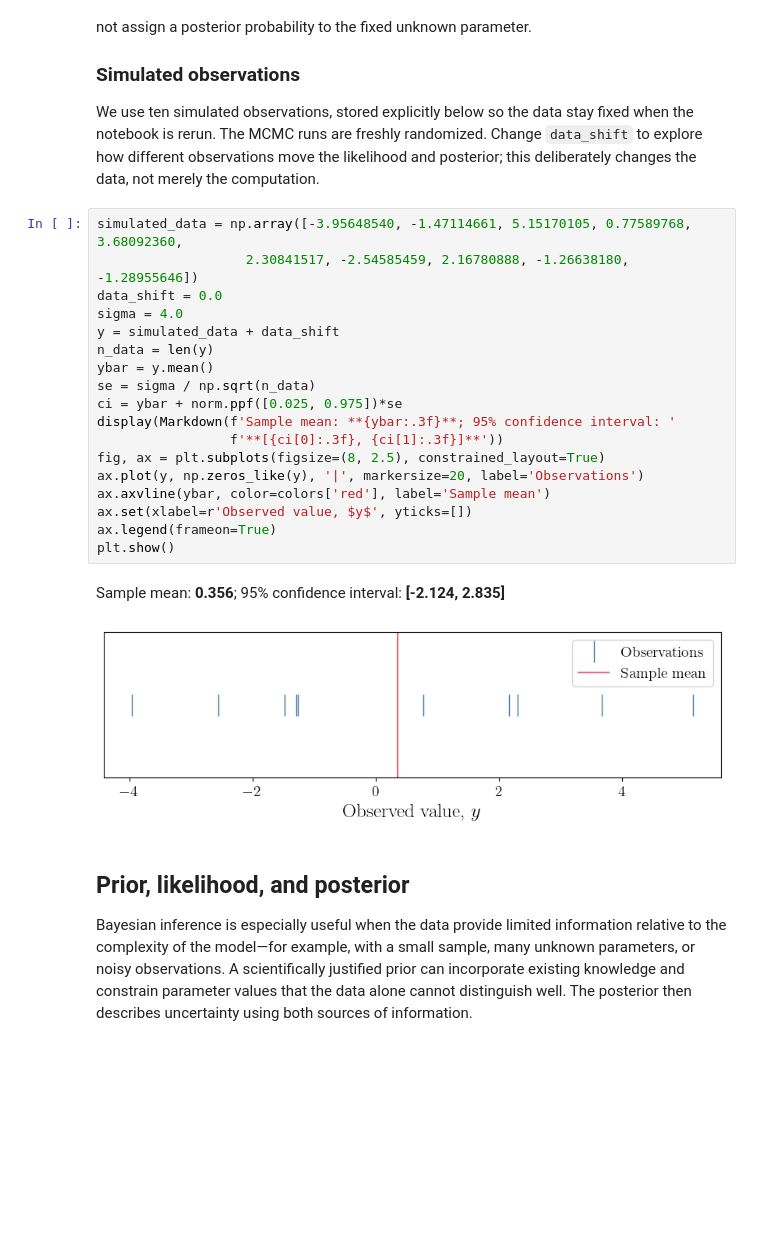
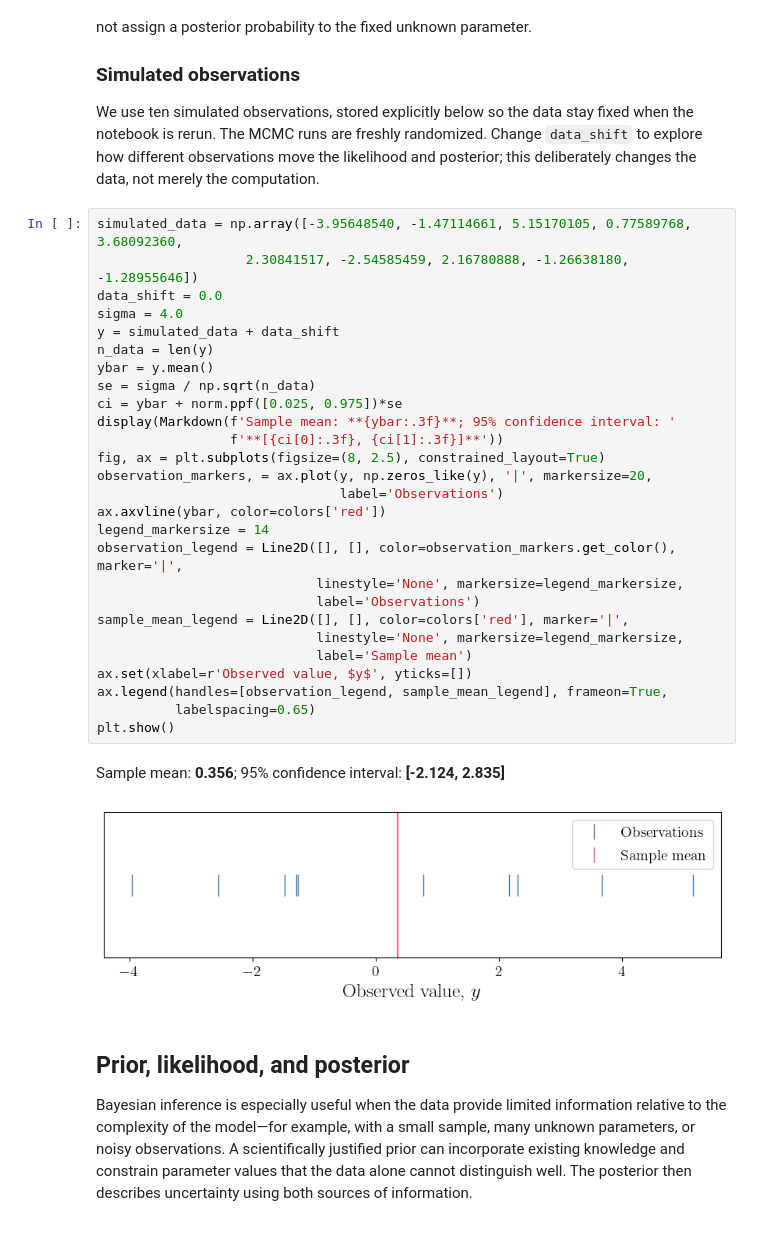
Before and after one commit to fjhickernell/MATH565Fall2026, a Jupyter notebook: notebooks/applications/BayesianMCMC.ipynb, the cells around one changed output. Cells and saved outputs as stored; diff of their text form; blank space fills up the shorter version.

```diff
--- a/notebooks/applications/BayesianMCMC.ipynb
+++ b/notebooks/applications/BayesianMCMC.ipynb
@@ -121,24 +122,33 @@ changes the data, not merely the computation.
 # %%
 simulated_data = np.array([-3.95648540, -1.47114661, 5.15170105, 0.77589768, 3.68092360,
                    2.30841517, -2.54585459, 2.16780888, -1.26638180, -1.28955646])
 data_shift = 0.0
 sigma = 4.0
 y = simulated_data + data_shift
 n_data = len(y)
 ybar = y.mean()
 se = sigma / np.sqrt(n_data)
 ci = ybar + norm.ppf([0.025, 0.975])*se
 display(Markdown(f'Sample mean: **{ybar:.3f}**; 95% confidence interval: '
                  f'**[{ci[0]:.3f}, {ci[1]:.3f}]**'))
 fig, ax = plt.subplots(figsize=(8, 2.5), constrained_layout=True)
-ax.plot(y, np.zeros_like(y), '|', markersize=20, label='Observations')
-ax.axvline(ybar, color=colors['red'], label='Sample mean')
+observation_markers, = ax.plot(y, np.zeros_like(y), '|', markersize=20,
+                               label='Observations')
+ax.axvline(ybar, color=colors['red'])
+legend_markersize = 14
+observation_legend = Line2D([], [], color=observation_markers.get_color(), marker='|',
+                            linestyle='None', markersize=legend_markersize,
+                            label='Observations')
+sample_mean_legend = Line2D([], [], color=colors['red'], marker='|',
+                            linestyle='None', markersize=legend_markersize,
+                            label='Sample mean')
 ax.set(xlabel=r'Observed value, $y$', yticks=[])
-ax.legend(frameon=True)
+ax.legend(handles=[observation_legend, sample_mean_legend], frameon=True,
+          labelspacing=0.65)
 plt.show()
 # %% [output]
 Sample mean: **0.356**; 95% confidence interval: **[-2.124, 2.835]**
-[figure, old version]
+[figure, new version]
 # %% [markdown]
 ## Prior, likelihood, and posterior
 
```
Also changed, not shown: parts of 5 cells of this notebook, 2 other files.
